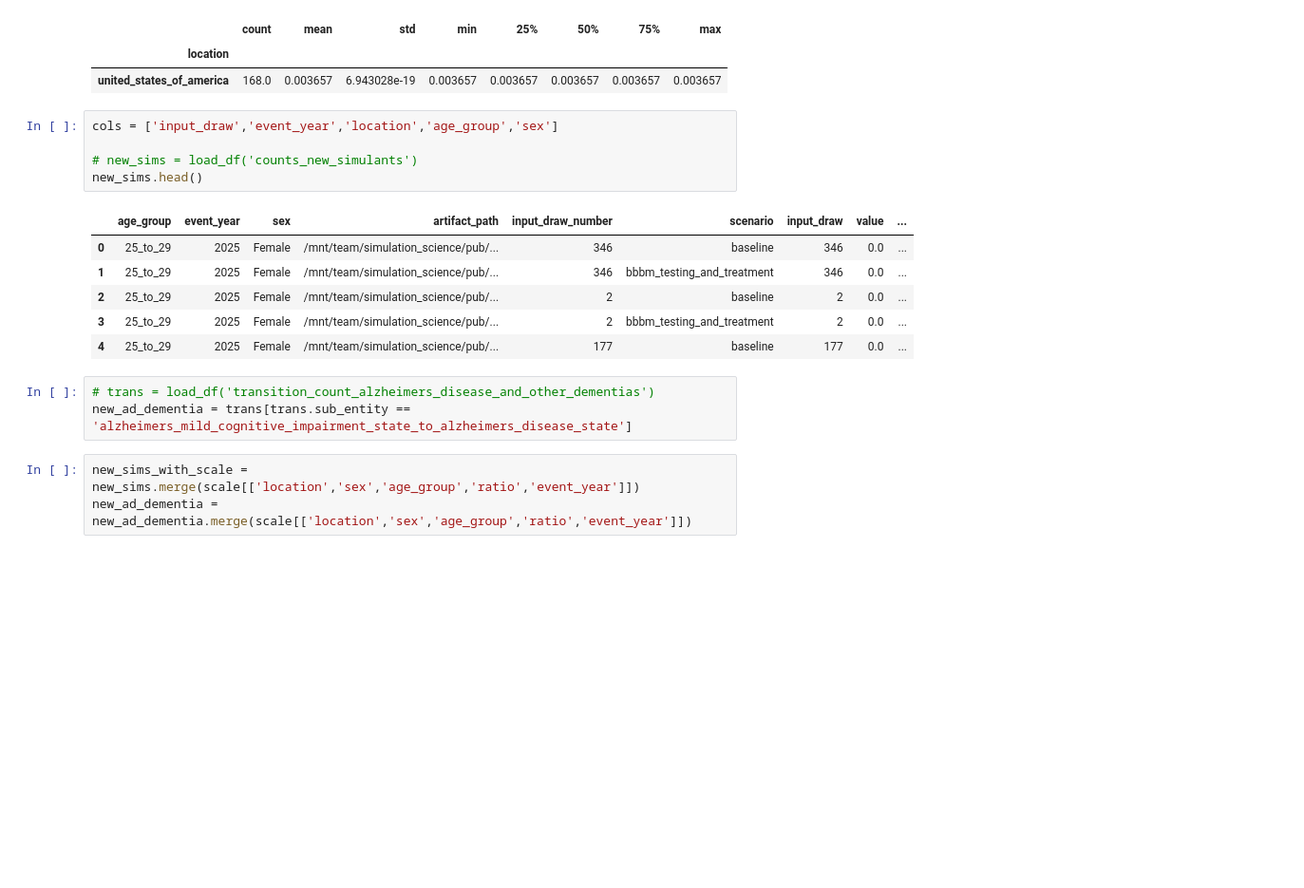
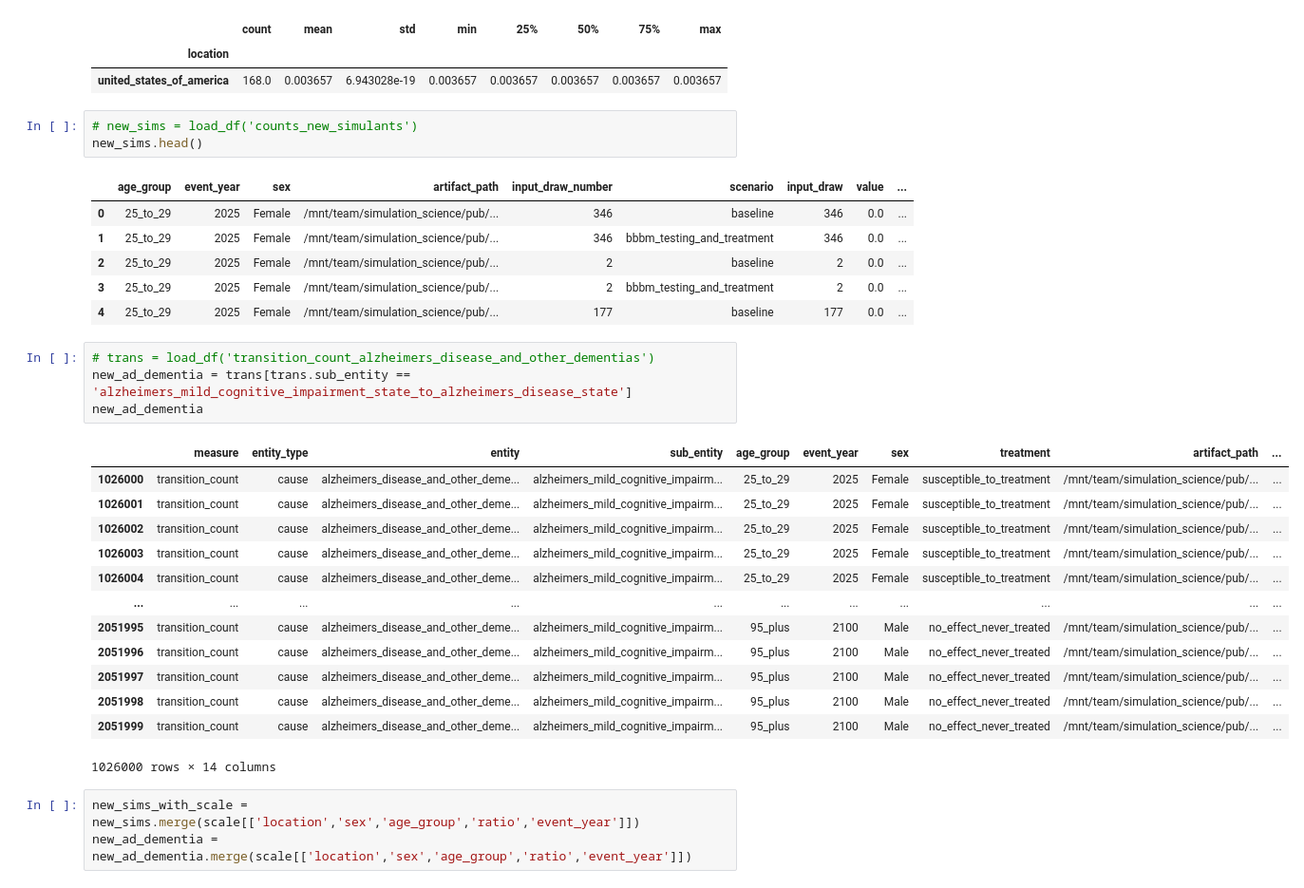
Before and after one commit to ihmeuw/vivarium_research_alzheimers, a Jupyter notebook: verification_and_validation/2025_10_24_model7.2_vv.ipynb, the cells around one changed output. Shown at 95% size. Saved outputs shown, nothing was run; the diff lists cells and outputs as text; blank space fills up the shorter version.

```diff
--- a/verification_and_validation/2025_10_24_model7.2_vv.ipynb
+++ b/verification_and_validation/2025_10_24_model7.2_vv.ipynb
@@ -603,8 +622,6 @@ scale.groupby('location').ratio.describe()/5  # compare to 0.0035494897066482814
 | location |  |  |  |  |  |  |  |  |
 | united_states_of_america | 168.0 | 0.003657 | 6.943028e-19 | 0.003657 | 0.003657 | 0.003657 | 0.003657 | 0.003657 |
 # %%
-cols = ['input_draw','event_year','location','age_group','sex']
-
 # new_sims = load_df('counts_new_simulants')
 new_sims.head()
 # %% [output]
@@ -617,6 +634,21 @@ new_sims.head()
 # %%
 # trans = load_df('transition_count_alzheimers_disease_and_other_dementias')
 new_ad_dementia = trans[trans.sub_entity == 'alzheimers_mild_cognitive_impairment_state_to_alzheimers_disease_state']
+new_ad_dementia
+# %% [output]
+|  | measure | entity_type | entity | sub_entity | age_group | event_year | sex | treatment | artifact_path | ... |
+| 1026000 | transition_count | cause | alzheimers_disease_and_other_deme... | alzheimers_mild_cognitive_impairm... | 25_to_29 | 2025 | Female | susceptible_to_treatment | /mnt/team/simulation_science/pub/... | ... |
+| 1026001 | transition_count | cause | alzheimers_disease_and_other_deme... | alzheimers_mild_cognitive_impairm... | 25_to_29 | 2025 | Female | susceptible_to_treatment | /mnt/team/simulation_science/pub/... | ... |
+| 1026002 | transition_count | cause | alzheimers_disease_and_other_deme... | alzheimers_mild_cognitive_impairm... | 25_to_29 | 2025 | Female | susceptible_to_treatment | /mnt/team/simulation_science/pub/... | ... |
+| 1026003 | transition_count | cause | alzheimers_disease_and_other_deme... | alzheimers_mild_cognitive_impairm... | 25_to_29 | 2025 | Female | susceptible_to_treatment | /mnt/team/simulation_science/pub/... | ... |
+| 1026004 | transition_count | cause | alzheimers_disease_and_other_deme... | alzheimers_mild_cognitive_impairm... | 25_to_29 | 2025 | Female | susceptible_to_treatment | /mnt/team/simulation_science/pub/... | ... |
+| ... | ... | ... | ... | ... | ... | ... | ... | ... | ... | ... |
+| 2051995 | transition_count | cause | alzheimers_disease_and_other_deme... | alzheimers_mild_cognitive_impairm... | 95_plus | 2100 | Male | no_effect_never_treated | /mnt/team/simulation_science/pub/... | ... |
+| 2051996 | transition_count | cause | alzheimers_disease_and_other_deme... | alzheimers_mild_cognitive_impairm... | 95_plus | 2100 | Male | no_effect_never_treated | /mnt/team/simulation_science/pub/... | ... |
+| 2051997 | transition_count | cause | alzheimers_disease_and_other_deme... | alzheimers_mild_cognitive_impairm... | 95_plus | 2100 | Male | no_effect_never_treated | /mnt/team/simulation_science/pub/... | ... |
+| 2051998 | transition_count | cause | alzheimers_disease_and_other_deme... | alzheimers_mild_cognitive_impairm... | 95_plus | 2100 | Male | no_effect_never_treated | /mnt/team/simulation_science/pub/... | ... |
+| 2051999 | transition_count | cause | alzheimers_disease_and_other_deme... | alzheimers_mild_cognitive_impairm... | 95_plus | 2100 | Male | no_effect_never_treated | /mnt/team/simulation_science/pub/... | ... |
+1026000 rows × 14 columns
 # %%
 new_sims_with_scale = new_sims.merge(scale[['location','sex','age_group','ratio','event_year']])
 new_ad_dementia = new_ad_dementia.merge(scale[['location','sex','age_group','ratio','event_year']])
```
Also changed, not shown: parts of 10 cells of this notebook.
